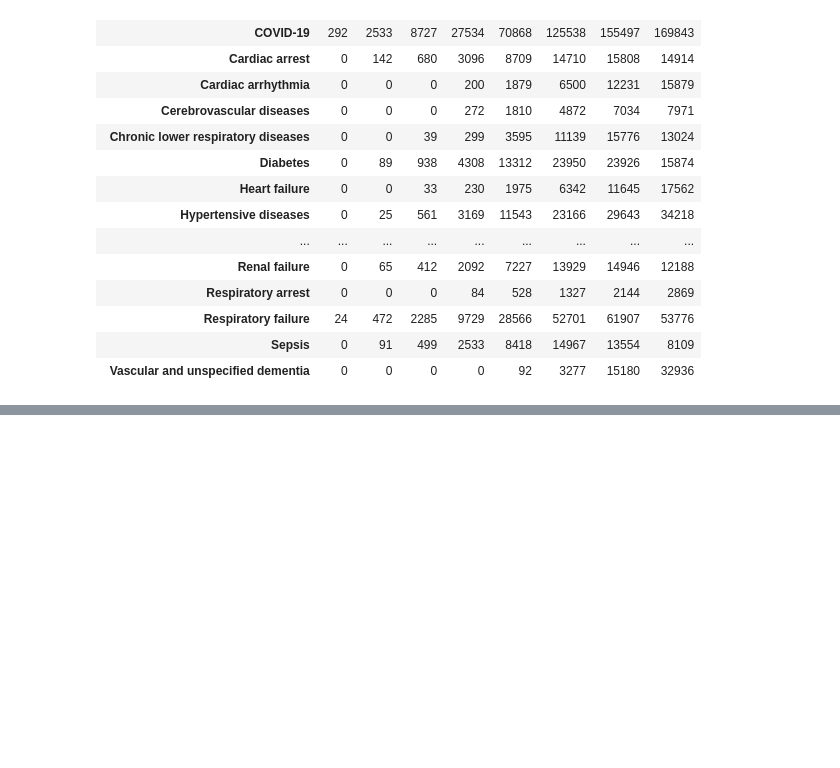
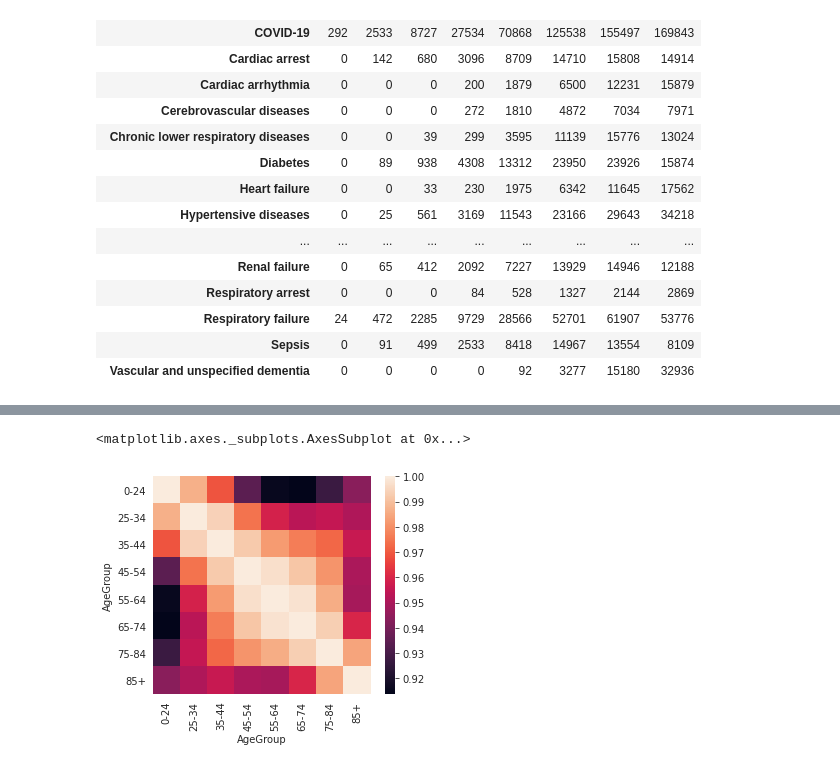
Before and after one commit to JScottLopez/github-ds, a Jupyter notebook: TIM_6500_JSLopez.ipynb, the cells around one changed output, grey strips where cells are left out. Saved outputs shown, nothing was run; the diff lists cells and outputs as text; code cells hidden in the pictures; blank space fills up the shorter version.

```diff
--- a/TIM_6500_JSLopez.ipynb
+++ b/TIM_6500_JSLopez.ipynb
@@ -189,3 +158,8 @@ display(table)
 | Respiratory failure | 24 | 472 | 2285 | 9729 | 28566 | 52701 | 61907 | 53776 |
 | Sepsis | 0 | 91 | 499 | 2533 | 8418 | 14967 | 13554 | 8109 |
 | Vascular and unspecified dementia | 0 | 0 | 0 | 0 | 92 | 3277 | 15180 | 32936 |
+# %%
+import numpy as np
+
+table = df.pivot_table(index='Condition', columns='State', values='CV19_Deaths', aggfunc=np.sum, fill_value = 0)
+display(table)
@@ -192,3 +212,25 @@ display(table)
+# %%
+%matplotlib inline
+import matplotlib.pyplot as plt
+
+from scipy import stats
+from scipy.stats import norm, skew
+
+import seaborn as sns
+color = sns.color_palette()
+sns.set_style('darkgrid')
+
+import warnings
+def ignore_warn(*args, **kwargs):
+  pass
+warnings.warn = ignore_warn
+
+corrmat = table.corr()
+f, ax = plt.subplots(figsize=(5,4))
+sns.heatmap(corrmat, square=True)
+# %% [output]
+<matplotlib.axes._subplots.AxesSubplot at 0x...>
+[figure, added]
 # %%
 df.hist(column='CV19_Deaths', bins=[0,10,20,30,40,50,60,70,80,90,100]);
 # %% [output]
```
Also changed, not shown: parts of 12 cells of this notebook.
